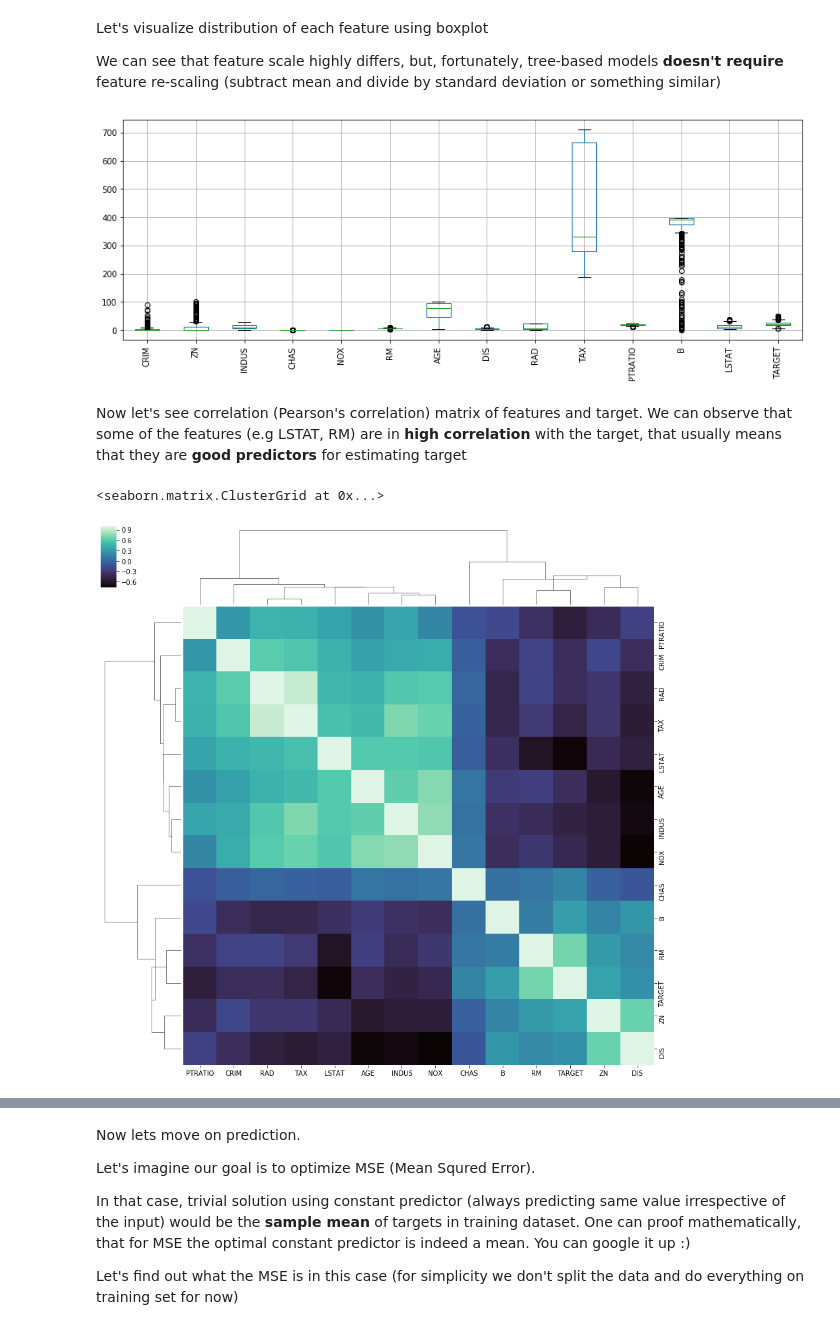
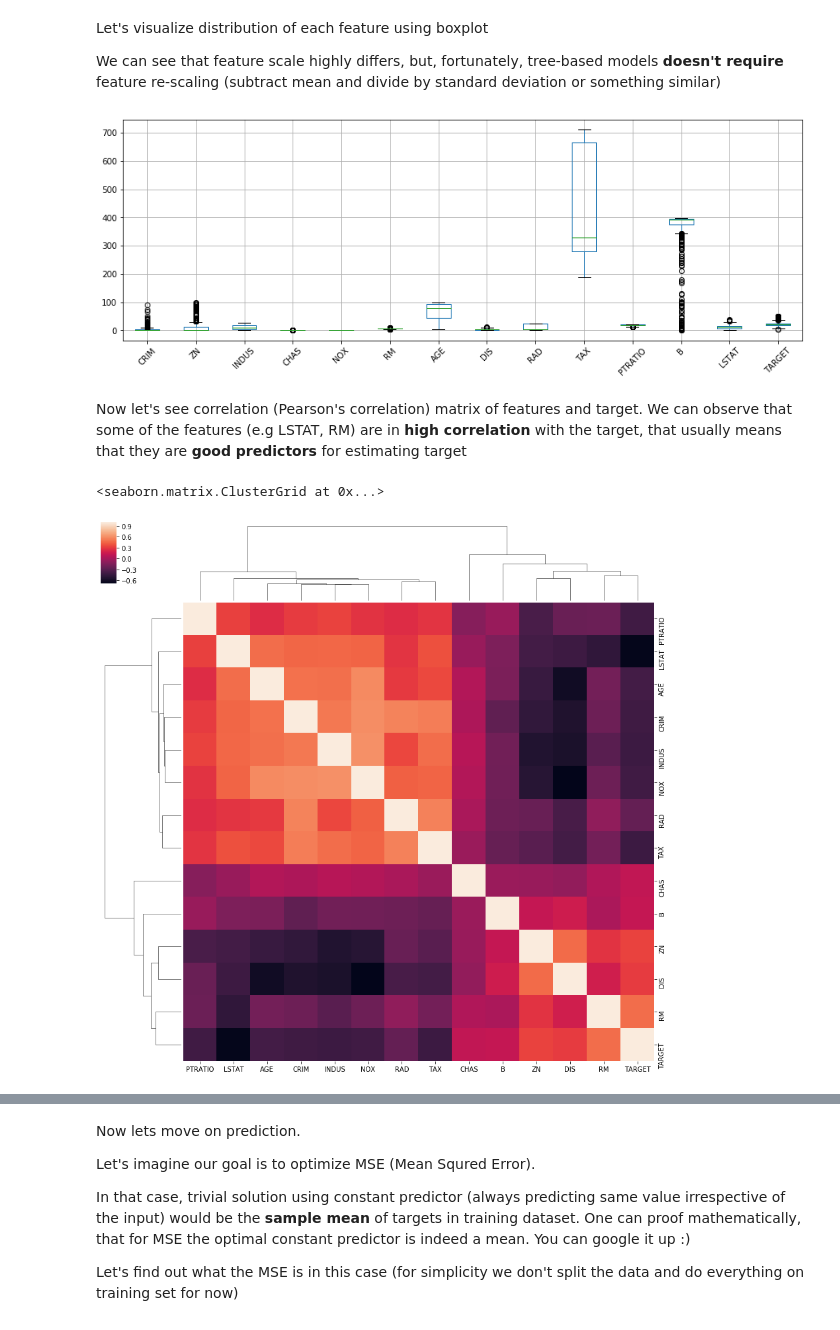
Before and after one commit to amareyah/MaxinAI_Education, a Jupyter notebook: ml_intro/trees_and_ensembles.ipynb, the cells around one changed output, grey strips where cells are left out. Saved outputs shown, nothing was run; the diff lists cells and outputs as text; code cells hidden in the pictures.

```diff
--- a/ml_intro/trees_and_ensembles.ipynb
+++ b/ml_intro/trees_and_ensembles.ipynb
@@ -115,16 +147,16 @@ Let's visualize distribution of each feature using boxplot
 
 We can see that feature scale highly differs, but, fortunately, tree-based models <b>doesn't require</b> feature re-scaling (subtract mean and divide by standard deviation or something similar)
 # %%
-df.plot(kind='box', rot=90, figsize=(15, 5))
+df.plot(kind='box', rot=45, figsize=(15, 5))
 plt.grid()
 # %% [output]
-[figure, old version]
+[figure, new version]
 # %% [markdown]
 Now let's see correlation (Pearson's correlation) matrix of features and target.
 We can observe that some of the features (e.g LSTAT, RM) are in <b>high correlation</b> with the target, that usually means that they are <b>good predictors</b> for estimating target
 # %%
 corr = df.corr()
-sns.clustermap(corr, figsize=(15, 15), cmap='mako', method='centroid')
+sns.clustermap(corr_kend, figsize=(15, 15), method='centroid')
 # %% [output]
 <seaborn.matrix.ClusterGrid at 0x...>
-[figure, old version]
+[figure, new version]
```
Also changed, not shown: parts of 30 cells of this notebook, 1 other file.
